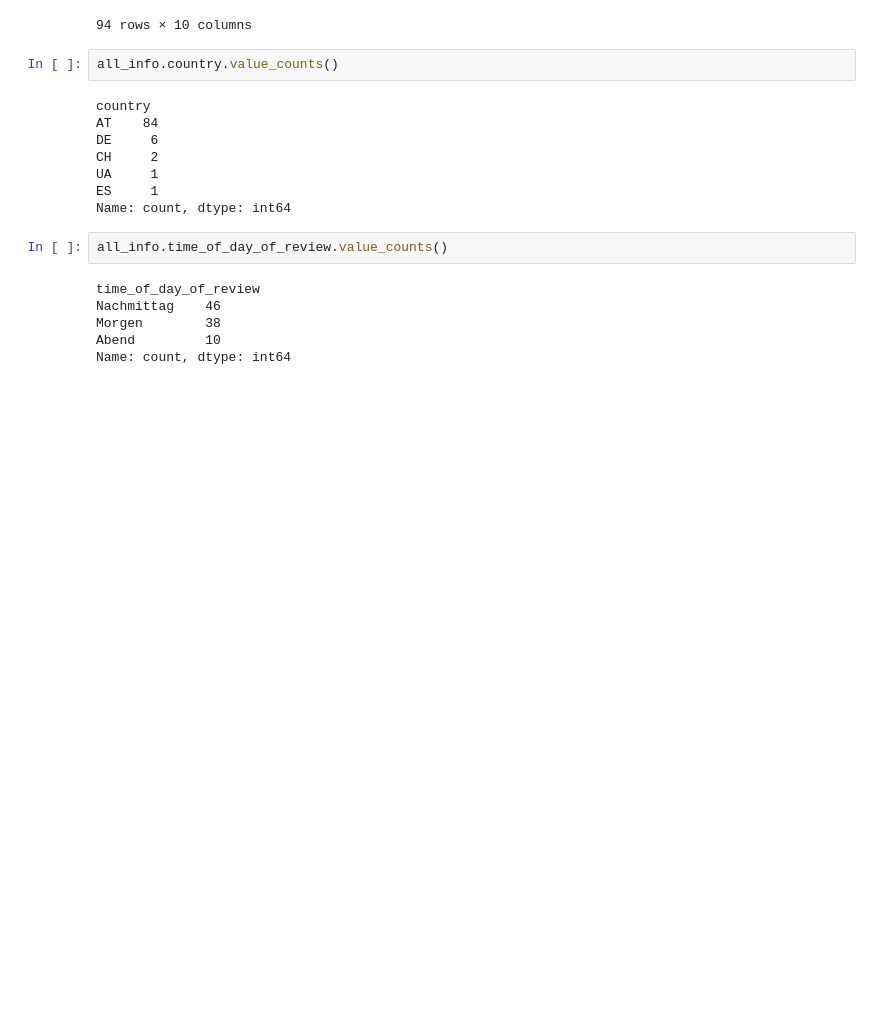
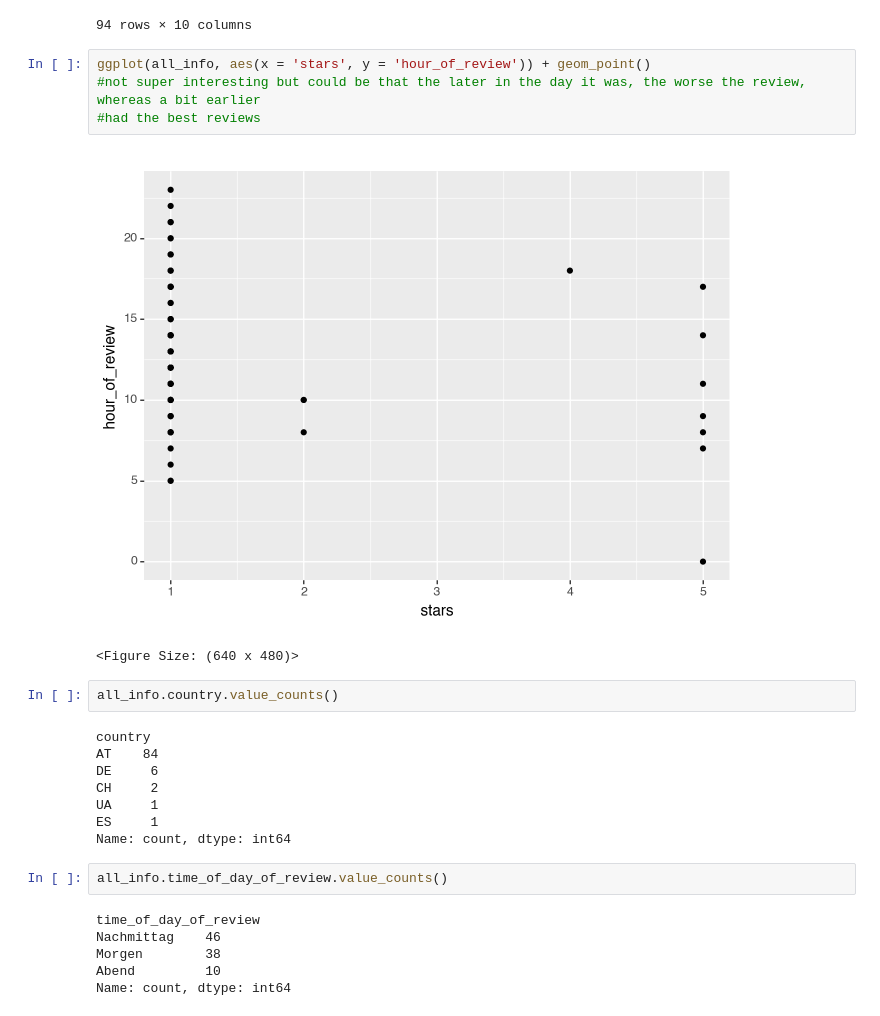
Before and after one commit to corinne167225/Capstone_UNIQA, a Jupyter notebook: UNIQA Trustpilot Reviews.ipynb, the cells around one changed output. Drawn from its saved outputs; the diff is of its cells as text; blank space fills up the shorter version.

Commit message:
graph stars v hour of review trutpilot uniqa

```diff
--- a/UNIQA Trustpilot Reviews.ipynb
+++ b/UNIQA Trustpilot Reviews.ipynb
@@ -210,6 +211,13 @@ all_info
 | 92 | 18 | Evelyn Nowak | 6 | AT | Schlechte Erfahrung | 1 | 2023-05-27 05:17:09+00:00 | ... |
 | 93 | 19 | Inge Mattle | 1 | AT | Ich weiß nicht warum hier keine… | 5 | 2023-11-24 14:37:43+00:00 | ... |
 94 rows × 10 columns
+# %%
+ggplot(all_info, aes(x = 'stars', y = 'hour_of_review')) + geom_point()
+#not super interesting but could be that the later in the day it was, the worse the review, whereas a bit earlier
+#had the best reviews
+# %% [output]
+[figure, added]
+<Figure Size: (640 x 480)>
 # %%
 all_info.country.value_counts()
 # %% [output]
```
Also changed, not shown: parts of 1 cell of this notebook, 1 other file.
